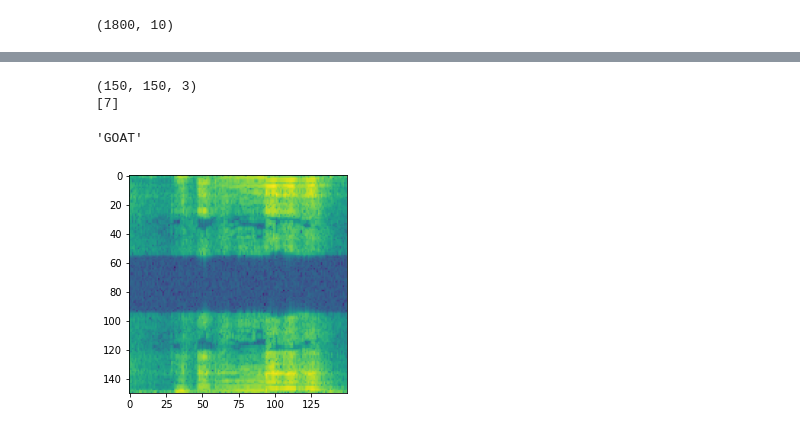
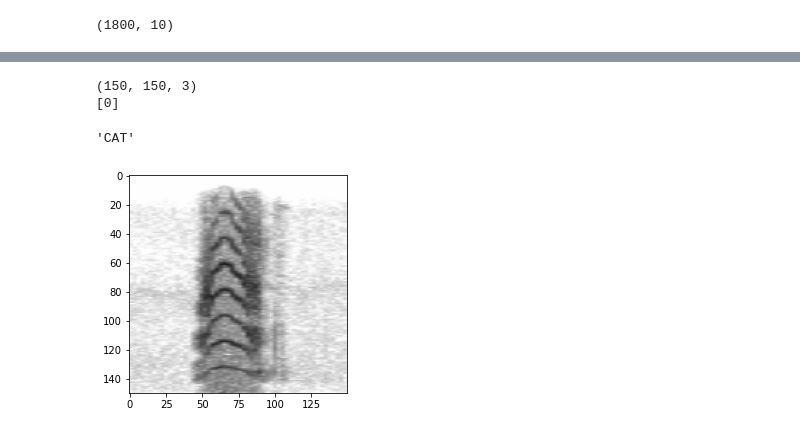
Before and after one commit to QuangLe102/AI, a Jupyter notebook: Classification_animal.ipynb, the cells around one changed output, grey strips where cells are left out. Cells and saved outputs as stored; diff of their text form; code cells hidden in the pictures.

```diff
--- a/Classification_animal.ipynb
+++ b/Classification_animal.ipynb
@@ -3,5 +23,5 @@
 # %%
-#import thư viện
+#import library
 
 from sklearn.utils import shuffle
 
@@ -25,8 +45,10 @@ from tensorflow.keras import datasets, layers, models
 from tensorflow.keras.optimizers import Adam, RMSprop
 from keras.layers import Dense, Activation, Dropout,Flatten
 from tensorflow.keras.utils import to_categorical
+from opensoundscape.audio import Audio
+from opensoundscape.spectrogram import Spectrogram
 
-with open('../content/drive/MyDrive/DATA_10/Classification_CNN.pickle', 'rb') as f:
+with open('../content/drive/MyDrive/Classification_CNN.pickle', 'rb') as f:
   (x_train, y_train), (x_test, y_test) = pickle.load(f)
 x_pre = x_test
 for i in range(9):
@@ -126,19 +145,20 @@ plt.show()
 from keras.models import load_model
 model1 = keras.models.load_model('../content/Classification.h5')
 # %%
-test =150
+#Classify by image in test file
+test =15
 plt.imshow(cv2.cvtColor(x_pre[test], cv2.COLOR_BGR2RGB))
 print(x_pre[test].shape)
 img = x_pre[test].reshape(1, 150, 150, 3)
 img = img.astype('float32')
 img /= 255
-pred = np.argmax(model.predict(img), axis = 1)
+pred = np.argmax(model1.predict(img), axis = 1)
 print(pred)
 Label = ['CAT', 'DOG','ROOSTER','CRICKET','DUCK','FROG','MONKEY','GOAT','ELEPHANT','COW']
 Label[pred[0]]
 # %% [output]
 (150, 150, 3)
-[7]
+[0]
-'GOAT'
+'CAT'
-[figure, old version]
+[figure, new version]
 # %%
```
Also changed, not shown: parts of 9 cells of this notebook.
